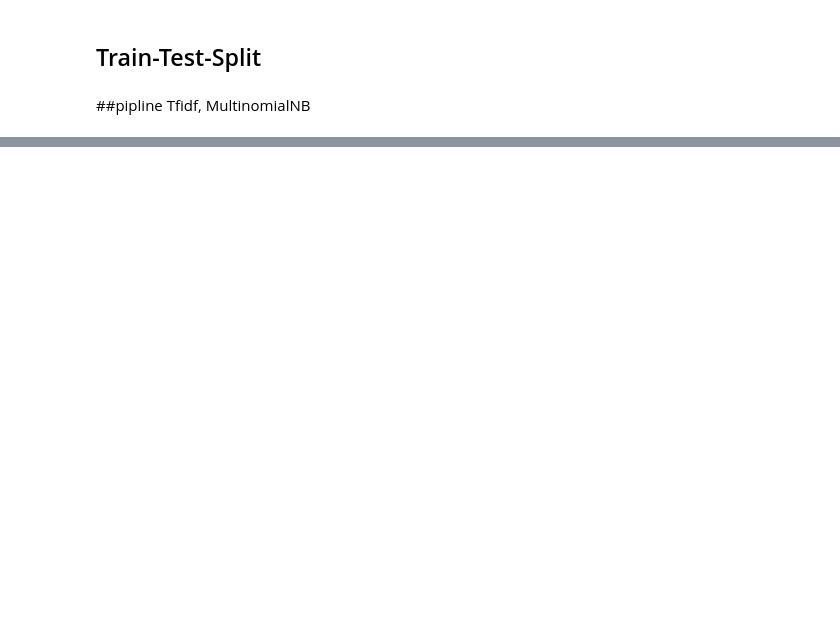
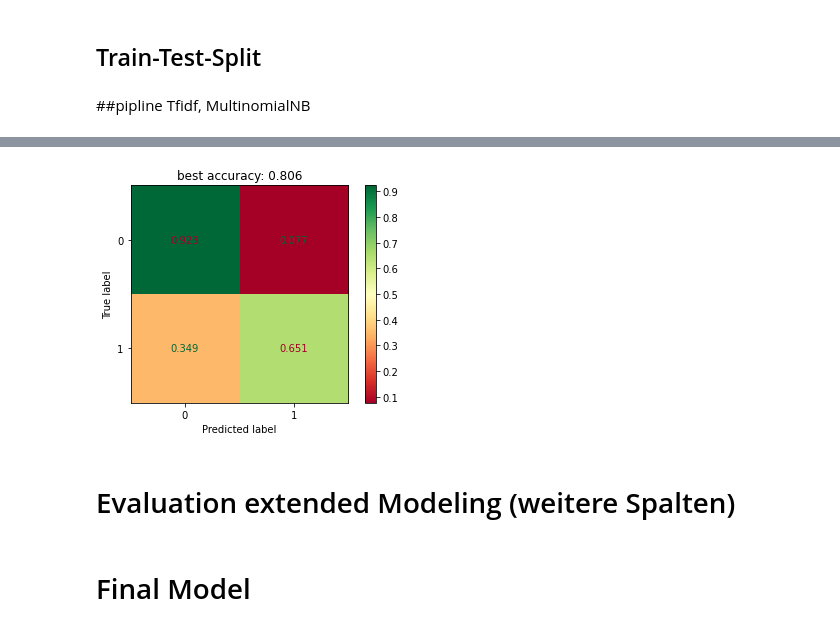
Before and after one commit to TTD-JPO/TDD-project, a Jupyter notebook: Main_TweetDisasterDetection.ipynb, the cells around one changed output, grey strips where cells are left out. Cells and saved outputs as stored; diff of their text form; code cells hidden in the pictures; blank space fills up the shorter version.

```diff
--- a/Main_TweetDisasterDetection.ipynb
+++ b/Main_TweetDisasterDetection.ipynb
@@ -225,23 +439,27 @@ plt.show()
 # %%
-
-df=disaster_tweets
+#df = disaster_tweets.copy()
+df = my_df_text_mining(disaster_tweets.copy(), 'text')
+#### filtering numvers and special characters
+#### copy for trials
 
 X_train, X_test,\
 y_train, y_test =\
  train_test_split(df["text"],
                   df["target"],
                   test_size=0.2,
                   random_state=314159,
                   stratify=df["target"])
 
 
 #### naive bayes
 pipeMNB = make_pipeline(TfidfVectorizer(ngram_range=(1, 2)), MultinomialNB())
 
-display( cross_val_score(pipeMNB, X_train, y_train).mean() )
+#display( cross_val_score(pipeMNB, X_train, y_train).mean() )
 
 pipeMNB.fit(X_train, y_train)
 
 plot_confusion_matrix(pipeMNB, X_test, y_test, values_format="0.3f", normalize='true', cmap="RdYlGn")
 plt.title(f"best accuracy: { accuracy_score(y_test, pipeMNB.predict(X_test)):0.3f}")
 plt.show()
+# %% [output]
+[figure, added]
@@ -247,0 +468,4 @@ plt.show()
+# %% [markdown]
+# Evaluation extended Modeling (weitere Spalten)
+# %% [markdown]
+# Final Model
```
Also changed, not shown: parts of 59 cells of this notebook.
